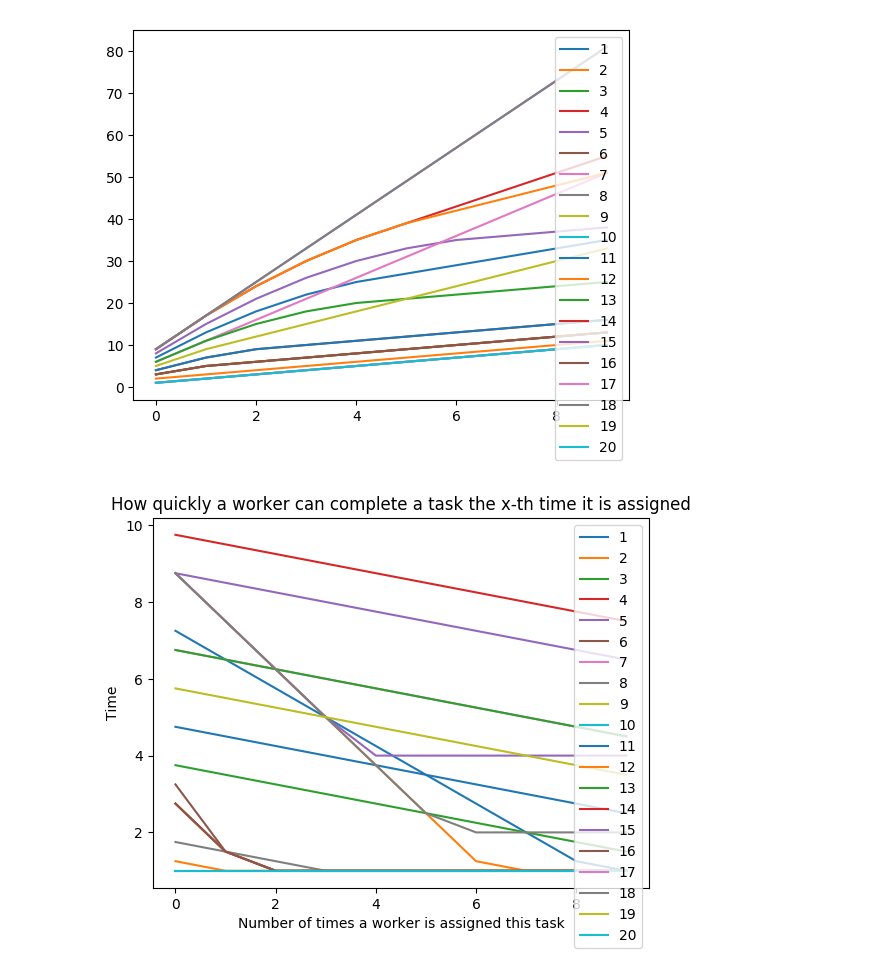
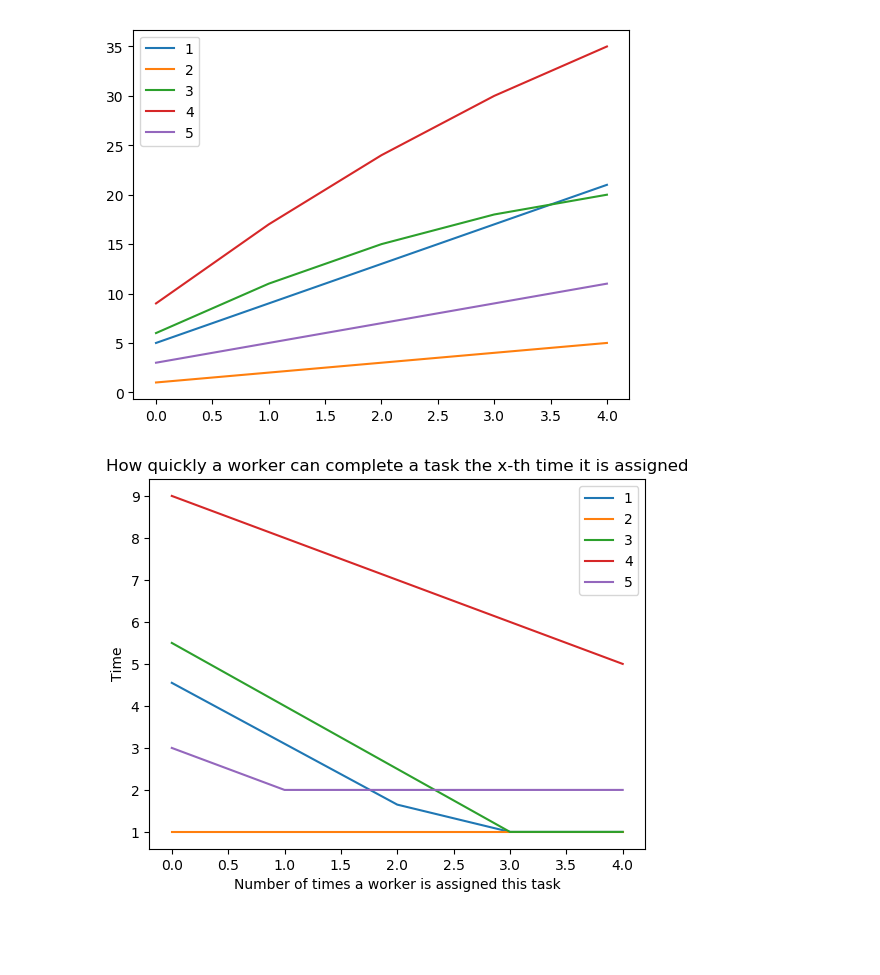
Before and after one commit to erinzm/ece524project, a Jupyter notebook: Bar graph visualization.ipynb, the cells around one changed output. Saved outputs shown, nothing was run; the diff lists cells and outputs as text; code cells hidden in the pictures; blank space fills up the shorter version.

Commit message:
visualization for simple and variety models

```diff
--- a/Bar graph visualization.ipynb
+++ b/Bar graph visualization.ipynb
@@ -3,6 +5,6 @@ using PyPlot
 # %%
-n_workers = 7
-n_task_types = 20
+n_workers = 3
+n_task_types = 5
 n_tasks_per_type = 10
 quotas = rand(1:n_tasks_per_type, n_task_types)
 horizon = maximum(quotas)
@@ -32,17 +23,17 @@ plot(task_bundle_times')
 legend(1:n_task_types)
 ;
 # %% [output]
-[figure, old version]
+[figure, new version]
 # %%
-learning_speed = rand(0.25:0.5:1.75, n_task_types)
+learning_speed = rand(1:0.05:1.75, n_task_types)
 min_task_lengths = max.(1, initial_task_lengths - rand(1:10, n_task_types))
 task_completion_speed = [(max.(min_task_lengths[j], initial_task_lengths[j]-T*learning_speed[j])) for j in 1:n_task_types, T in 1:horizon]
 
 plot(task_completion_speed')
 legend(1:n_task_types); xlabel("Number of times a worker is assigned this task"); ylabel("Time")
 title("How quickly a worker can complete a task the x-th time it is assigned")
 ;
 # %% [output]
-[figure, old version]
+[figure, new version]
 # %%
 task_completion_speed
```
Also changed, not shown: parts of 17 cells of this notebook.
